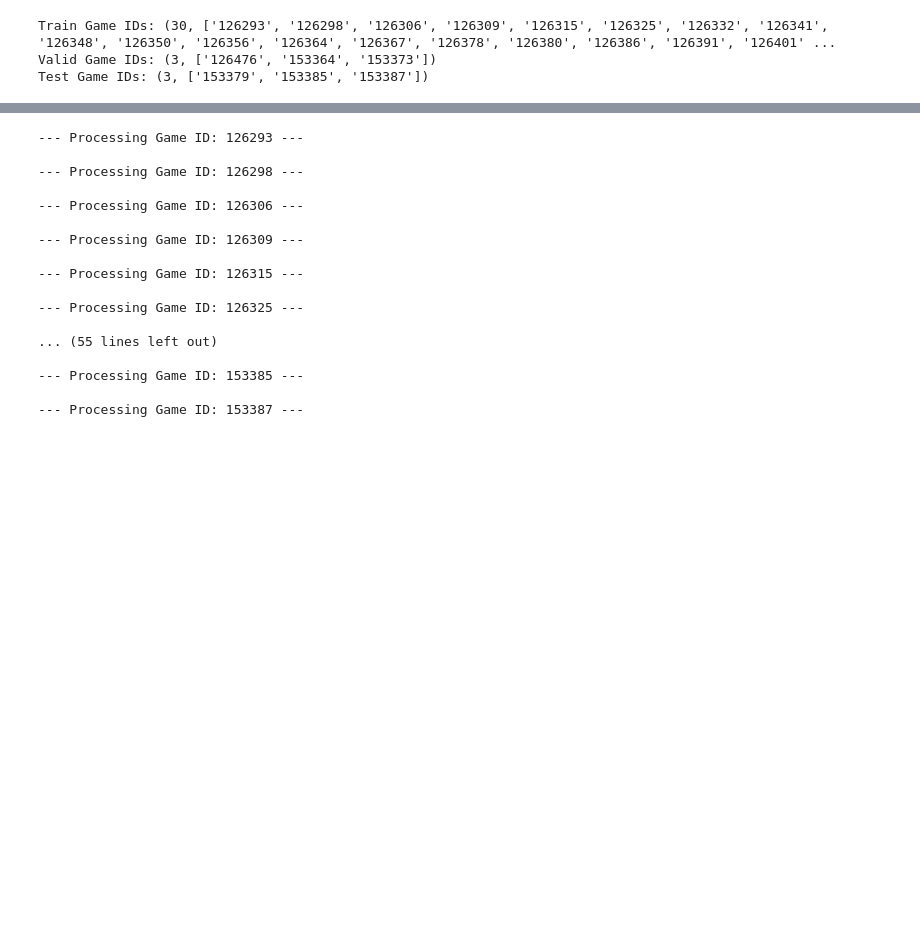
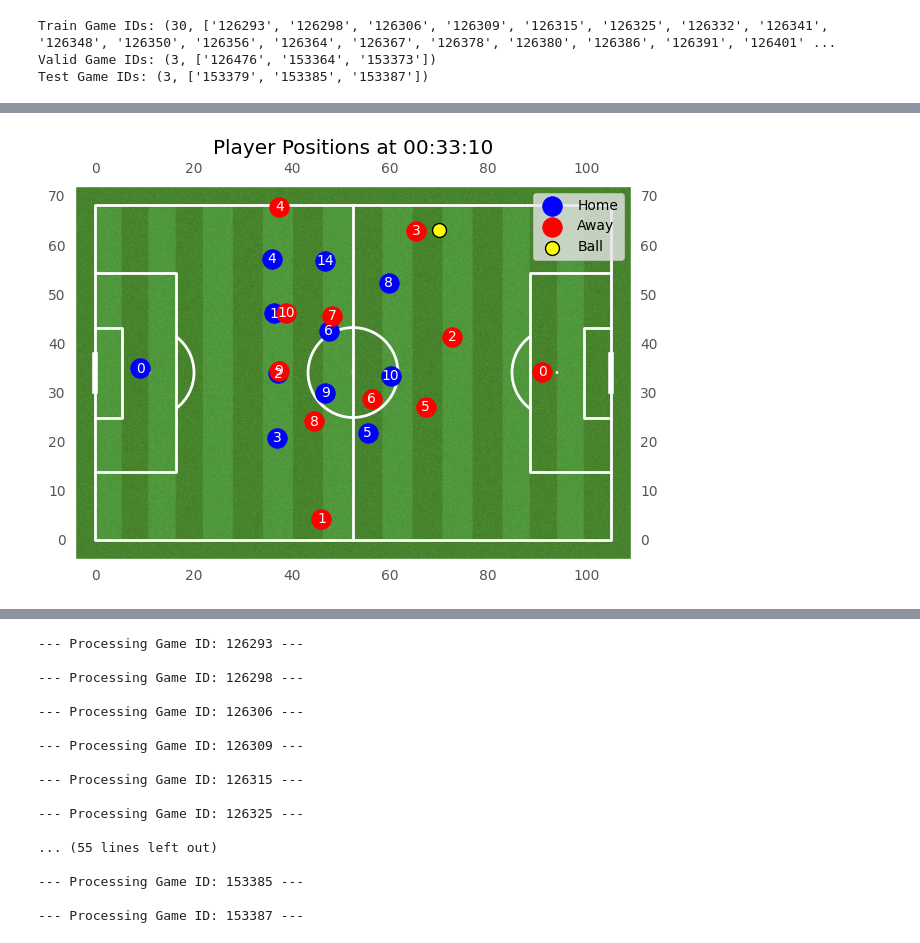
Before and after one commit to leemingo/express-v2, a Jupyter notebook: notebook/3-test-baseline.ipynb, the cells around one changed output, grey strips where cells are left out. Drawn from its saved outputs; the diff is of its cells as text; code cells hidden in the pictures; blank space fills up the shorter version.

```diff
--- a/notebook/3-test-baseline.ipynb
+++ b/notebook/3-test-baseline.ipynb
@@ -169,0 +221,4 @@ def update_features(dataset, feature_list, processed_data_path, transform = True
+# %%
+game_id = "126285"
+tracking = pd.read_csv(os.path.join(processed_data_path, game_id, f"{game_id}_traces.csv"))
+merged = pd.read_csv(os.path.join(processed_data_path, game_id, f"{game_id}_merged.csv"))
@@ -169,0 +241,4 @@ def update_features(dataset, feature_list, processed_data_path, transform = True
+# %%
+visualize(merged, 900)
+# %% [output]
+[figure, added]
```
Also changed, not shown: parts of 23 cells of this notebook, 4 other files.
